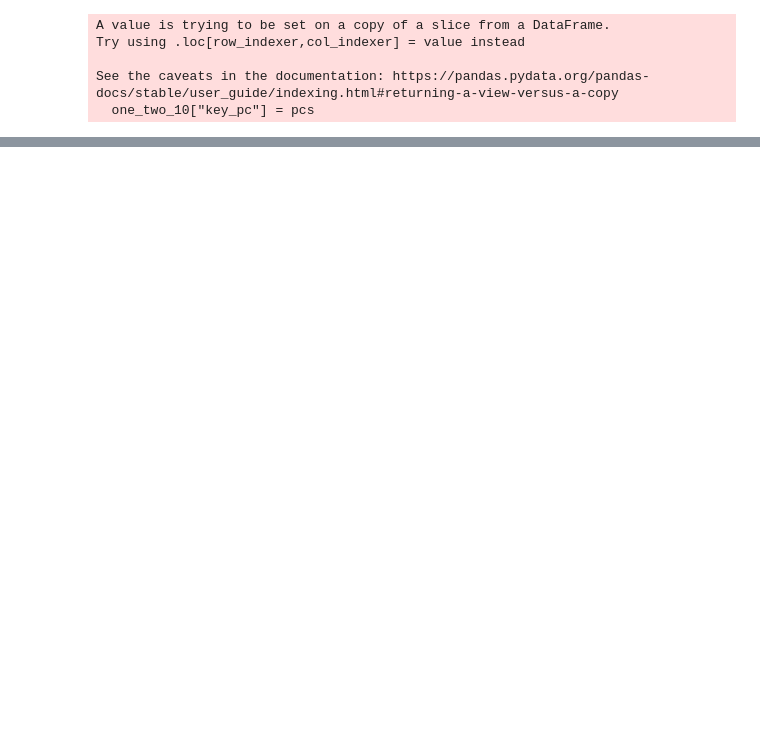
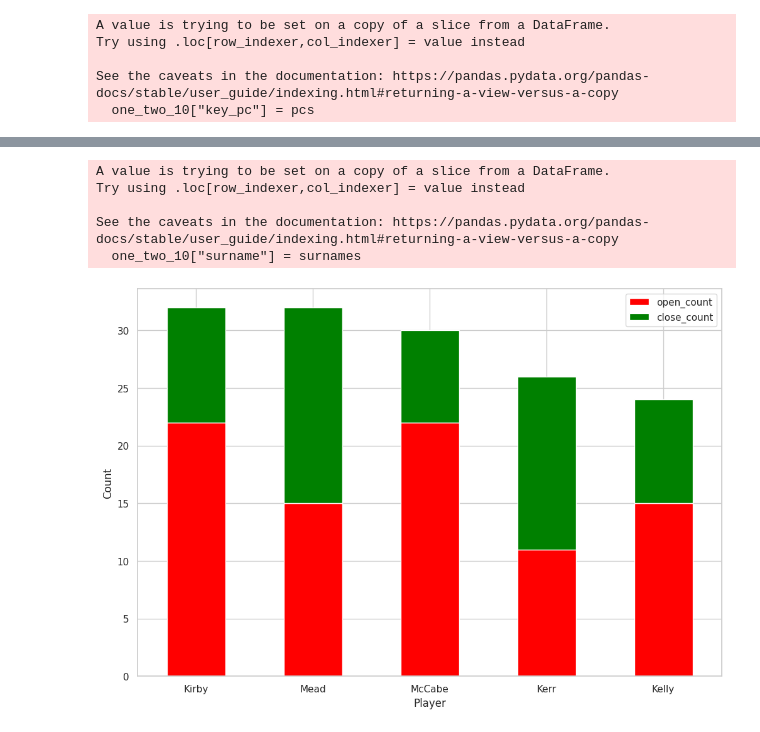
Before and after one commit to maia-trower/one_two_WSL, a Jupyter notebook: player_ranking.ipynb, the cells around one changed output, grey strips where cells are left out. Cells and saved outputs as stored; diff of their text form; code cells hidden in the pictures; blank space fills up the shorter version.

```diff
--- a/player_ranking.ipynb
+++ b/player_ranking.ipynb
@@ -120,3 +151,38 @@ one_two_10
+# %%
+# stacked bar plot for total count
+# TODO - make into stack plot
+# use surnames only
+surnames = []
+for player in one_two_10.player:
+    surnames.append(player.split(" ")[-1])
+
+one_two_10["surname"] = surnames
+
+fig, ax = plt.subplots(figsize=(12,8))
+# plt.title("Players With Most One-Two Passes Per Team (WSL 20/21)")
+
+# make color dict
+unique = one_two_counts["team"].unique()
+palette = dict(zip(unique, sns.color_palette(n_colors=len(unique))))
+# sns.barplot(x="surname", y="total_count", data=one_two_10.head(5), hue="team", palette=palette, ax=ax, dodge=False)
+# ax.set_title("Total One-Twos")
+# ax.set_xlabel("Player")
+# ax.set_ylabel("Count")
+# plt.savefig(f"slide_plots/open_close_stack_top{top_n}.png")
+# plt.show()
+one_two_10.sort_values(by="total_count", ascending=False).head(5).set_index("surname")[["open_count","close_count"]].plot(kind="bar",stacked=True, color=["red", "green"], ax=ax)
+plt.savefig(f"slide_plots/open_close_stack_top{top_n}.png")
+plt.xticks(rotation=0)
+plt.ylabel("Count")
+plt.xlabel("Player")
+plt.show()
+# %% [output]
+A value is trying to be set on a copy of a slice from a DataFrame.
+Try using .loc[row_indexer,col_indexer] = value instead
+
+See the caveats in the documentation: https://pandas.pydata.org/pandas-docs/stable/user_guide/indexing.html#returning-a-view-versus-a-copy
+  one_two_10["surname"] = surnames
+[figure, added]
 # %%
 # plot opening against closing, scatter plot size = key pass percentage
 sns.set(rc={"figure.figsize": (20,15)})
```
Also changed, not shown: parts of 16 cells of this notebook.
